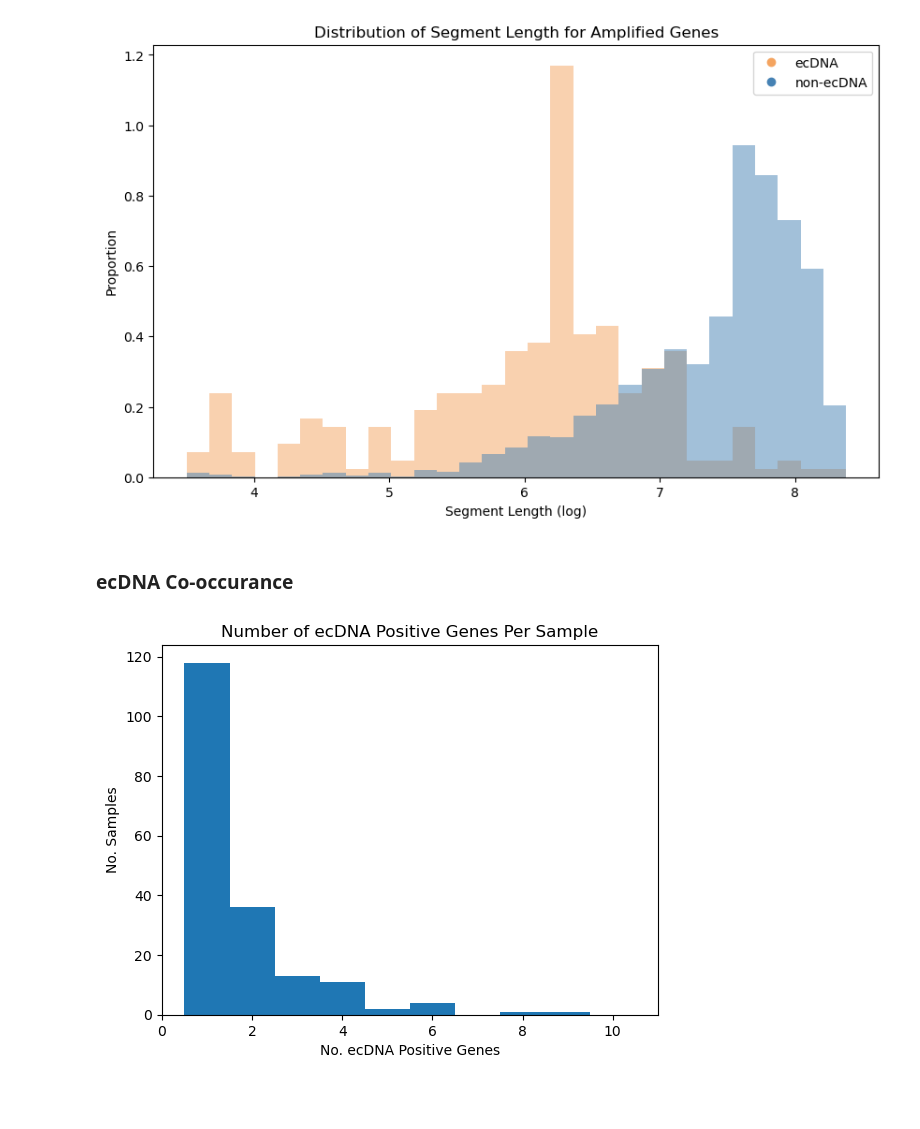
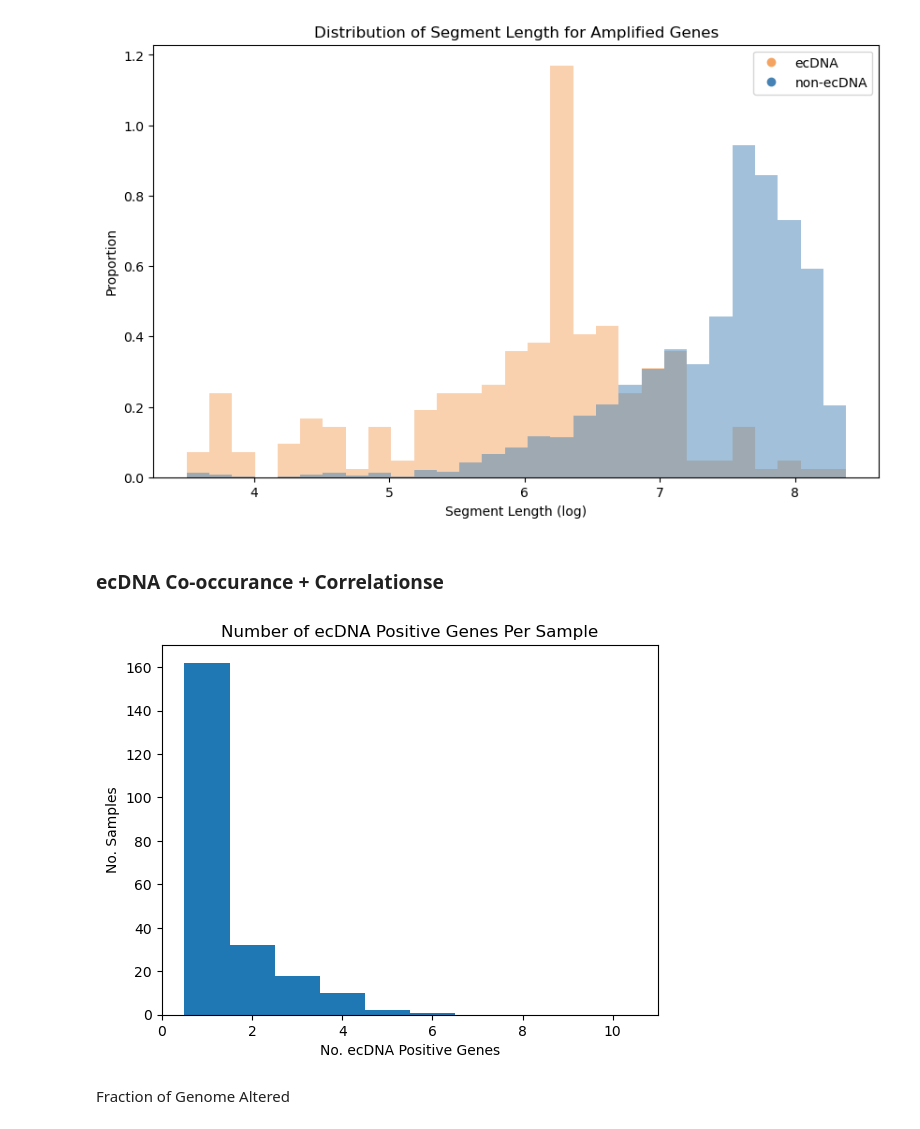
Before and after one commit to mskcc/Penguin, a Jupyter notebook: notebooks/echo_visualize.ipynb, the cells around one changed output. Cells and saved outputs as stored; diff of their text form; code cells hidden in the pictures; blank space fills up the shorter version.

```diff
--- a/notebooks/echo_visualize.ipynb
+++ b/notebooks/echo_visualize.ipynb
@@ -8,7 +8,7 @@ import numpy as np
 This should be the config file you use
 # %%
 # cancerTypeDetailed or cancerType
-analysis_type = 'cancerTypeDetailed'
+analysis_type = 'oncotreeLevel2'
 # %%
 config = "../global_config_bash.rc"
 # %%
@@ -37,7 +37,7 @@ for line in lines:
 # Merged ECHO results
 echo = pd.read_csv(paths['mergedOutputDirectory'] + '/merged.ECHO_results.csv')
 # Merged FACETS cbioportal file
-manifest = pd.read_csv(paths['mergedOutputDirectory'] + '/facets_cbioportal_merged_full.tsv', sep = '\t')
+manifest = pd.read_csv(paths['manifestDirectory'] + '/FileA.tsv', sep = '\t')
 # %%
 # Merged FACETS results
 facets = pd.read_csv(paths['mergedOutputDirectory'] + '/merged.FACETS_gene_results.tsv', sep = '\t')
@@ -201,9 +246,11 @@ import math
 ecDNA_patient['vitalStatus'] = 'NA'
 ecDNA_patient['cancerType'] = 'NA'
 ecDNA_patient['cancerTypeDetailed'] = 'NA'
+ecDNA_patient['oncotreeLevel2'] = 'NA'
 ecDNA_patient['osMonths'] = np.nan
 ecDNA_patient['oncogeneAmp'] = "No Amp"
 ecDNA_patient['facetsAmp'] = "No Amp"
+ecDNA_patient['deIDAge'] = 'NA'
 
 # Matches patientIds to indexes
 ecDNA_patient_indexes = {}
@@ -217,6 +264,8 @@ for idx, row in echo.iterrows() :
     ecDNA_patient.loc[ecDNA_patient_indexes[row['patientId']], 'cancerTypeDetailed'] = row['cancerTypeDetailed']
     ecDNA_patient.loc[ecDNA_patient_indexes[row['patientId']], 'osMonths'] = row['osMonths']
     ecDNA_patient.loc[ecDNA_patient_indexes[row['patientId']], 'facetsAmp'] = row['facets_amp_binary']
+    ecDNA_patient.loc[ecDNA_patient_indexes[row['patientId']], 'deIDAge'] = row['deIDAge']
+    ecDNA_patient.loc[ecDNA_patient_indexes[row['patientId']], 'oncotreeLevel2'] = row['oncotreeLevel2']
 
     if not math.isnan(row['ecDNA_prob']) :
         ecDNA_patient.loc[ecDNA_patient_indexes[row['patientId']], 'oncogeneAmp'] = "Amp"
@@ -1049,18 +1075,18 @@ cancers_with_ecDNA
 # %%
-plt.figure(figsize=(16, 6))
+# plt.figure(figsize=(16, 6))
 
-for ctype in ['Desmoplastic Small-Round-Cell Tumor'] :
-        i = 13
-        labels = list((set(ctype_dicts[i].keys())).union(set(ctype_non_dicts[i].keys())))
-        values_dict1 = [ctype_dicts[i].get(label, 0) for label in labels]
-        values_dict2 = [ctype_non_dicts[i].get(label, 0) for label in labels]
-        plt.bar(labels, values_dict1)
-        plt.bar(labels, values_dict2, bottom = values_dict1)
+# for ctype in ['Desmoplastic Small-Round-Cell Tumor'] :
+#         i = 13
+#         labels = list((set(ctype_dicts[i].keys())).union(set(ctype_non_dicts[i].keys())))
+#         values_dict1 = [ctype_dicts[i].get(label, 0) for label in labels]
+#         values_dict2 = [ctype_non_dicts[i].get(label, 0) for label in labels]
+#         plt.bar(labels, values_dict1)
+#         plt.bar(labels, values_dict2, bottom = values_dict1)
 
-        plt.title(f"{ctype} ecDNA Positive & Negative Calls")
-        plt.xticks(rotation=45, ha = "right", fontsize=8)
-        plt.xlabel('')
-        plt.legend((p1[0], p2[0]), ('Called ecDNA', 'Called non-ecDNA'))
+#         plt.title(f"{ctype} ecDNA Positive & Negative Calls")
+#         plt.xticks(rotation=45, ha = "right", fontsize=8)
+#         plt.xlabel('')
+#         plt.legend((p1[0], p2[0]), ('Called ecDNA', 'Called non-ecDNA'))
 
-plt.tight_layout()
-plt.savefig('dsrct.png')
+# plt.tight_layout()
+# plt.savefig('dsrct.png')
@@ -1172,23 +1196,23 @@ plt.legend(markers, legend_labels, loc='upper right')
 <matplotlib.legend.Legend at 0x...>
 [figure]
 # %% [markdown]
-### ecDNA Co-occurance
+### ecDNA Co-occurance + Correlationse
 # %%
 # Dict of ecDNA counts
 ecDNA_count_per_patient = {}
 for i, row in echo.iterrows() :
     if row['ecDNA_status'] == 'ecDNA' :
-        if row['patientId'] in ecDNA_count_per_patient :
-            ecDNA_count_per_patient[row['patientId']] += 1
+        if row['sampleId'] in ecDNA_count_per_patient :
+            ecDNA_count_per_patient[row['sampleId']] += 1
         else :
-            ecDNA_count_per_patient[row['patientId']] = 1
+            ecDNA_count_per_patient[row['sampleId']] = 1
 
 # Create a histogram
 patient_counts = ecDNA_count_per_patient.values()
 plt.hist(patient_counts, bins = [0.5,1.5,2.5,3.5,4.5,5.5,6.5,7.5,8.5,9.5,10.5])
 plt.title("Number of ecDNA Positive Genes Per Sample")
 plt.xlabel("No. ecDNA Positive Genes")
 plt.ylabel("No. Samples")
 plt.savefig("ecDNA_nums.png")
 # %% [output]
-[figure, old version]
+[figure, new version]
@@ -1194,0 +1254,2 @@ plt.savefig("ecDNA_nums.png")
+# %% [markdown]
+Fraction of Genome Altered
```
Also changed, not shown: parts of 39 cells of this notebook, 16 other files.
